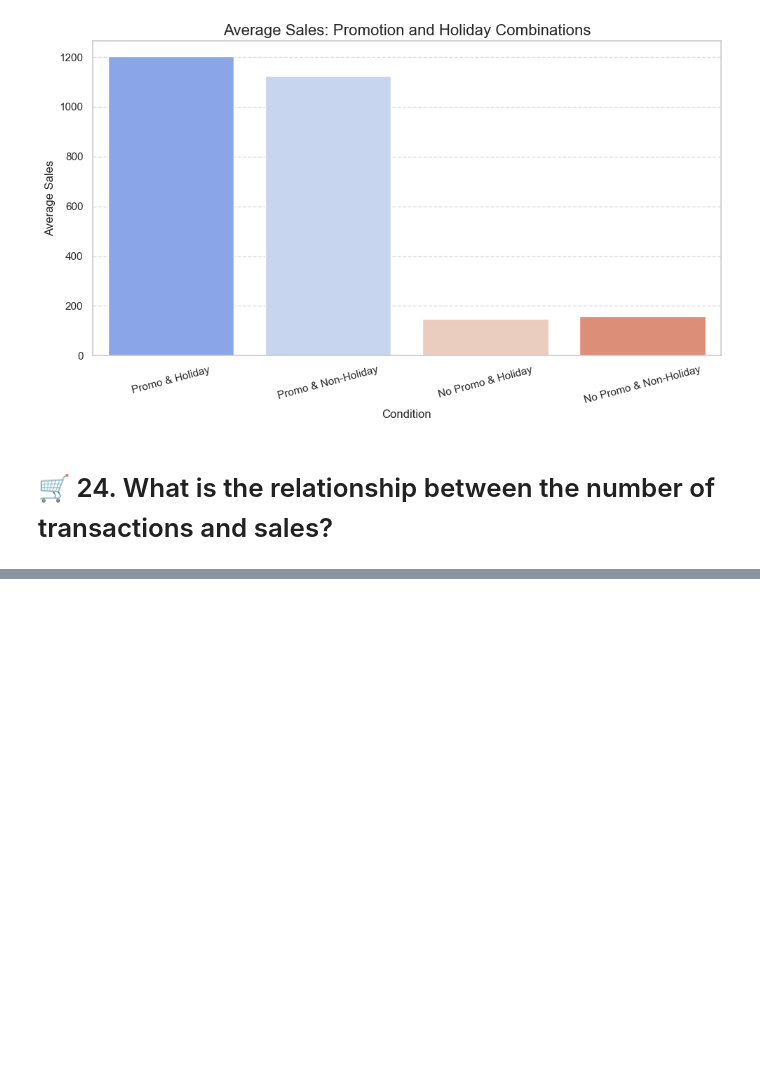
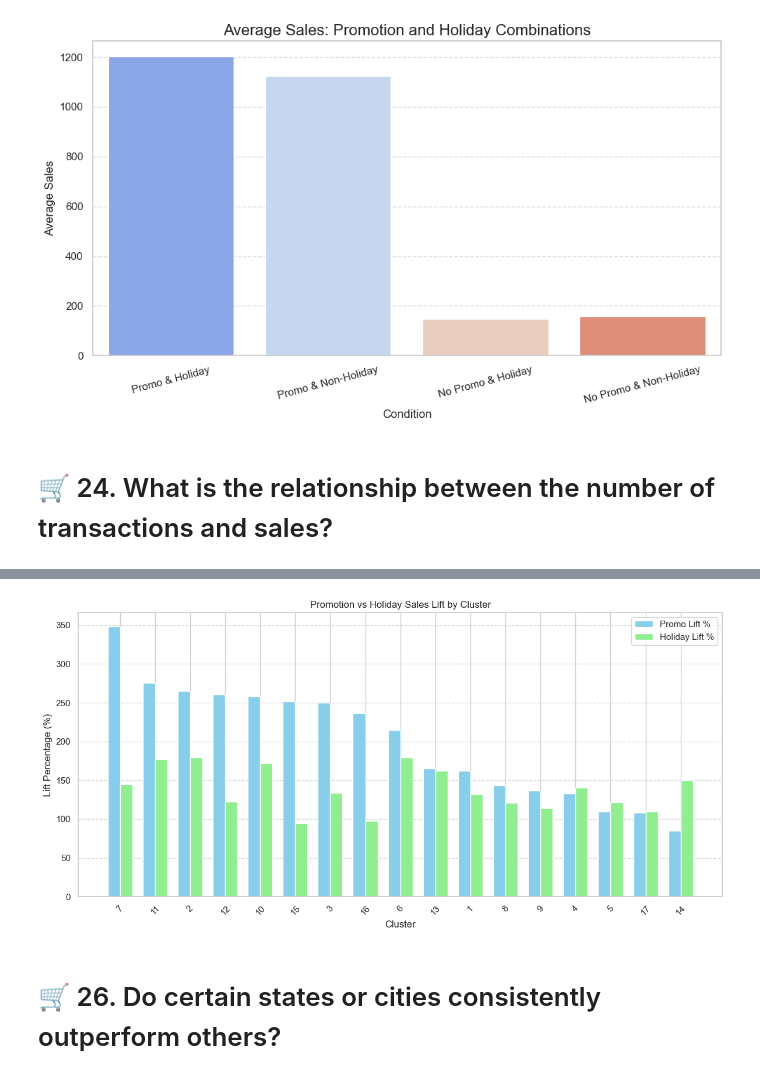
Before and after one commit to Seif-Eldin-Omar/sales-forecasting-optimization, a Jupyter notebook: notebooks/visualization_demo.ipynb, the cells around one changed output, grey strips where cells are left out. Saved outputs shown, nothing was run; the diff lists cells and outputs as text; code cells hidden in the pictures; blank space fills up the shorter version.

```diff
--- a/notebooks/visualization_demo.ipynb
+++ b/notebooks/visualization_demo.ipynb
@@ -898,0 +900,18 @@ Correlation between Transactions and Sales: 0.2330
+# %%
+normal_sales = df[(df['is_holiday'] == 0) & (df['onpromotion'] == 0)].groupby('cluster')['sales'].mean().reset_index()
+normal_sales.rename(columns={'sales': 'avg_sales_normal'}, inplace=True)
+
+promo_sales = df[df['onpromotion'] == 1].groupby('cluster')['sales'].mean().reset_index()
+promo_sales.rename(columns={'sales': 'avg_sales_promo'}, inplace=True)
+
+holiday_sales = df[df['is_holiday'] == 1].groupby('cluster')['sales'].mean().reset_index()
+holiday_sales.rename(columns={'sales': 'avg_sales_holiday'}, inplace=True)
+
+cluster_sensitivity = normal_sales.merge(promo_sales, on='cluster', how='left').merge(holiday_sales, on='cluster', how='left')
+
+cluster_sensitivity['promo_lift_%'] = ((cluster_sensitivity['avg_sales_promo'] - cluster_sensitivity['avg_sales_normal']) / cluster_sensitivity['avg_sales_normal']) * 100
+cluster_sensitivity['holiday_lift_%'] = ((cluster_sensitivity['avg_sales_holiday'] - cluster_sensitivity['avg_sales_normal']) / cluster_sensitivity['avg_sales_normal']) * 100
+
+cluster_sensitivity = cluster_sensitivity.sort_values('promo_lift_%', ascending=False)
+
+cluster_sensitivity
@@ -898,0 +937,35 @@ Correlation between Transactions and Sales: 0.2330
+# %%
+
+# Set figure size
+plt.figure(figsize=(12, 6))
+
+# X-axis labels (clusters)
+clusters = cluster_sensitivity['cluster']
+
+# Bar heights
+promo_lift = cluster_sensitivity['promo_lift_%']
+holiday_lift = cluster_sensitivity['holiday_lift_%']
+
+# X locations for groups
+x = np.arange(len(clusters))
+width = 0.35  # width of the bars
+
+# Plotting bars
+plt.bar(x - width/2, promo_lift, width, label='Promo Lift %', color='skyblue')
+plt.bar(x + width/2, holiday_lift, width, label='Holiday Lift %', color='lightgreen')
+
+# Add labels and title
+plt.xlabel('Cluster')
+plt.ylabel('Lift Percentage (%)')
+plt.title('Promotion vs Holiday Sales Lift by Cluster')
+plt.xticks(x, clusters, rotation=45)
+plt.legend()
+plt.grid(axis='y', linestyle='--', alpha=0.7)
+
+# Show plot
+plt.tight_layout()
+plt.show()
+# %% [output]
+[figure, added]
+# %% [markdown]
+# 🛒 26. Do certain states or cities consistently outperform others?
```
Also changed, not shown: parts of 22 cells of this notebook, 6 other files.
